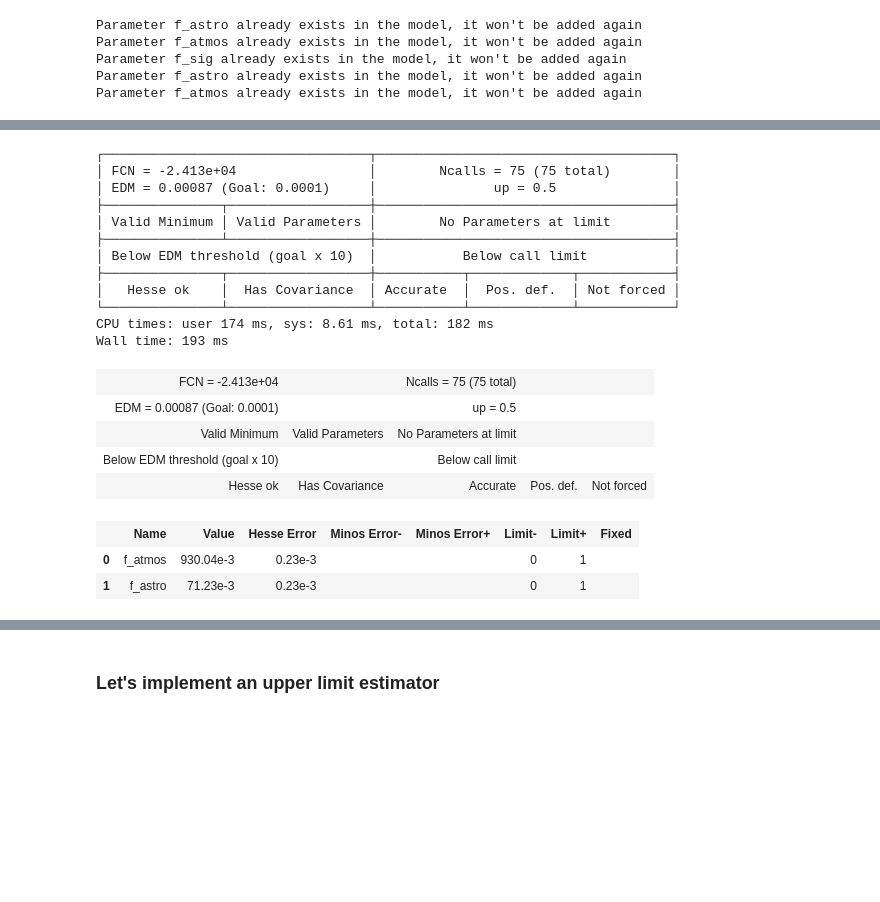
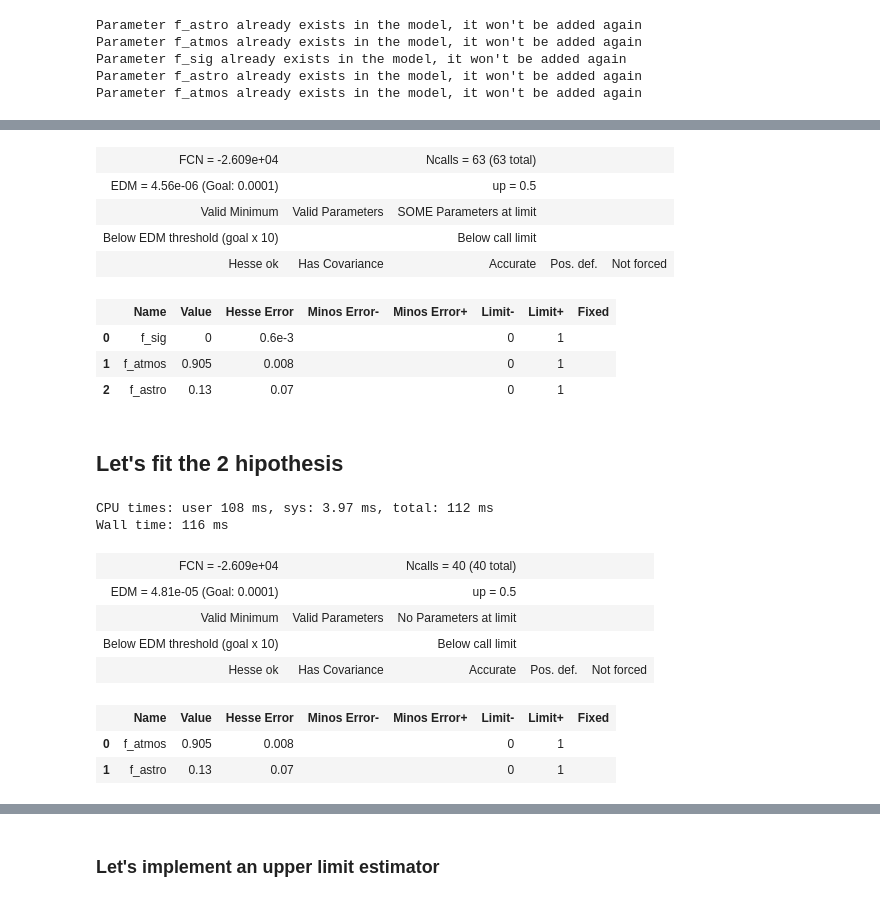
Before and after one commit to zemrude/DMfit, a Jupyter notebook: DMfit/examples/Example.ipynb, the cells around one changed output, grey strips where cells are left out. Drawn from its saved outputs; the diff is of its cells as text; code cells hidden in the pictures; blank space fills up the shorter version.

```diff
--- a/DMfit/examples/Example.ipynb
+++ b/DMfit/examples/Example.ipynb
@@ -89,6 +97,6 @@ nsig = Parameter(value=truth.f_sig, limits=(0,1), fixed=False, name="f_sig")
 natmos = Parameter(value=truth.f_atmos, limits=(0,1), is_nuisance = True, fixed=False, name="f_atmos")
 nastro = Parameter(value=truth.f_astro, limits=(0,1), is_nuisance = True, fixed=False, name="f_astro")
 # %%
-nsig.scale = 0.01
+nsig.scale = 1
 nsig.factor_limits
 # %% [output]
@@ -96,9 +104,9 @@ array([  0., 100.])
 # %%
 
-model = nsig * SignalPDF + (1 - nsig) * (natmos * AtmosPDF + nastro * AstroPDF + (1 - nastro - natmos)*CorsikaPDF)
+model = nsig * SignalPDF + (1 - nsig) * (natmos * AtmosPDF + (1 - natmos) * (nastro * AstroPDF + (1 - nastro)*CorsikaPDF))
 #model =  (1 - (nastro + natmos) )# *CorsikaPDF
 
-null_model = (natmos * AtmosPDF + nastro * AstroPDF + (1 - nastro - natmos)*CorsikaPDF)
+null_model = natmos * AtmosPDF + (1 - natmos) * ( nastro * AstroPDF + (1 - nastro)*CorsikaPDF)
 # %% [output]
 Parameter f_astro already exists in the model, it won't be added again
 Parameter f_atmos already exists in the model, it won't be added again
@@ -138,5 +147,5 @@ dict_values([<modeling.model.Model object at 0x...>, <modeling.model.Model objec
 # %%
-model.parameters["f_sig"].value = 0.002
+#model.parameters["f_sig"].value = 0.002
 ds = DataSet()
 ds.sample(total_events, null_model)
 print (ds)
@@ -158,28 +173,32 @@ axs.set_yscale('log')
 lr = LikelihoodRatioTest(model = model, null_model = null_model)
 # %%
 lr.data = ds
+# %%
+lr.fit("H1")
+# %% [output]
+| FCN = -2.609e+04 |  | Ncalls = 63 (63 total) |  |  |
+| EDM = 4.56e-06 (Goal: 0.0001) |  | up = 0.5 |  |  |
+| Valid Minimum | Valid Parameters | SOME Parameters at limit |  |  |
+| Below EDM threshold (goal x 10) |  | Below call limit |  |  |
+| Hesse ok | Has Covariance | Accurate | Pos. def. | Not forced |
+|  | Name | Value | Hesse Error | Minos Error- | Minos Error+ | Limit- | Limit+ | Fixed |
+| 0 | f_sig | 0 | 0.6e-3 |  |  | 0 | 1 |  |
+| 1 | f_atmos | 0.905 | 0.008 |  |  | 0 | 1 |  |
+| 2 | f_astro | 0.13 | 0.07 |  |  | 0 | 1 |  |
+# %% [markdown]
+## Let's fit the 2 hipothesis
 # %%
 %%time
-lr.fit_H0()
+lr.fit("H0")
 # %% [output]
-┌──────────────────────────────────┬──────────────────────────────────────┐
-│ FCN = -2.413e+04                 │        Ncalls = 75 (75 total)        │
-│ EDM = 0.00087 (Goal: 0.0001)     │               up = 0.5               │
-├───────────────┬──────────────────┼──────────────────────────────────────┤
-│ Valid Minimum │ Valid Parameters │        No Parameters at limit        │
-├───────────────┴──────────────────┼──────────────────────────────────────┤
-│ Below EDM threshold (goal x 10)  │           Below call limit           │
-├───────────────┬──────────────────┼───────────┬─────────────┬────────────┤
-│   Hesse ok    │  Has Covariance  │ Accurate  │  Pos. def.  │ Not forced │
-└───────────────┴──────────────────┴───────────┴─────────────┴────────────┘
-CPU times: user 174 ms, sys: 8.61 ms, total: 182 ms
-Wall time: 193 ms
+CPU times: user 108 ms, sys: 3.97 ms, total: 112 ms
+Wall time: 116 ms
-| FCN = -2.413e+04 |  | Ncalls = 75 (75 total) |  |  |
-| EDM = 0.00087 (Goal: 0.0001) |  | up = 0.5 |  |  |
+| FCN = -2.609e+04 |  | Ncalls = 40 (40 total) |  |  |
+| EDM = 4.81e-05 (Goal: 0.0001) |  | up = 0.5 |  |  |
 | Valid Minimum | Valid Parameters | No Parameters at limit |  |  |
 | Below EDM threshold (goal x 10) |  | Below call limit |  |  |
 | Hesse ok | Has Covariance | Accurate | Pos. def. | Not forced |
 |  | Name | Value | Hesse Error | Minos Error- | Minos Error+ | Limit- | Limit+ | Fixed |
-| 0 | f_atmos | 930.04e-3 | 0.23e-3 |  |  | 0 | 1 |  |
-| 1 | f_astro | 71.23e-3 | 0.23e-3 |  |  | 0 | 1 |  |
+| 0 | f_atmos | 0.905 | 0.008 |  |  | 0 | 1 |  |
+| 1 | f_astro | 0.13 | 0.07 |  |  | 0 | 1 |  |
 # %%
```
Also changed, not shown: parts of 42 cells of this notebook, 3 other files.
